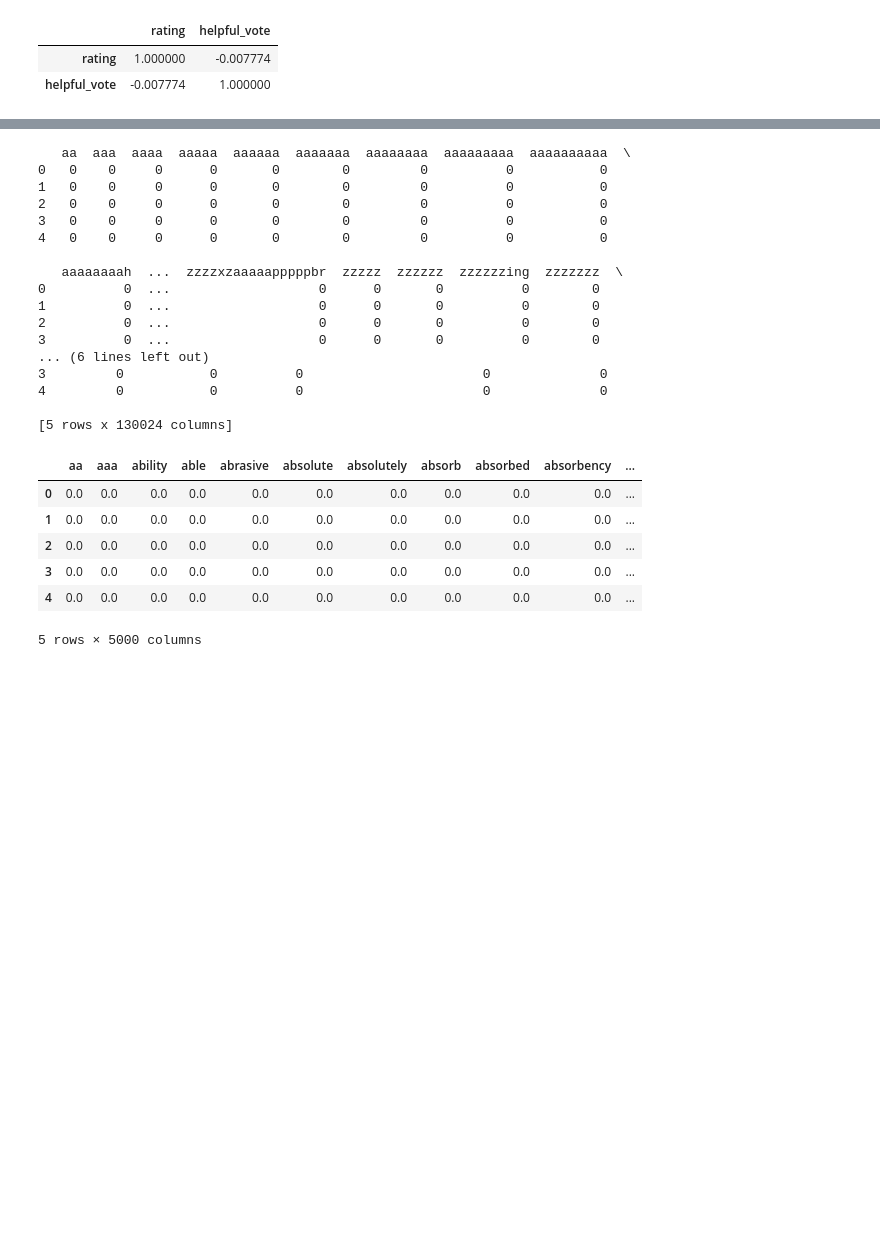
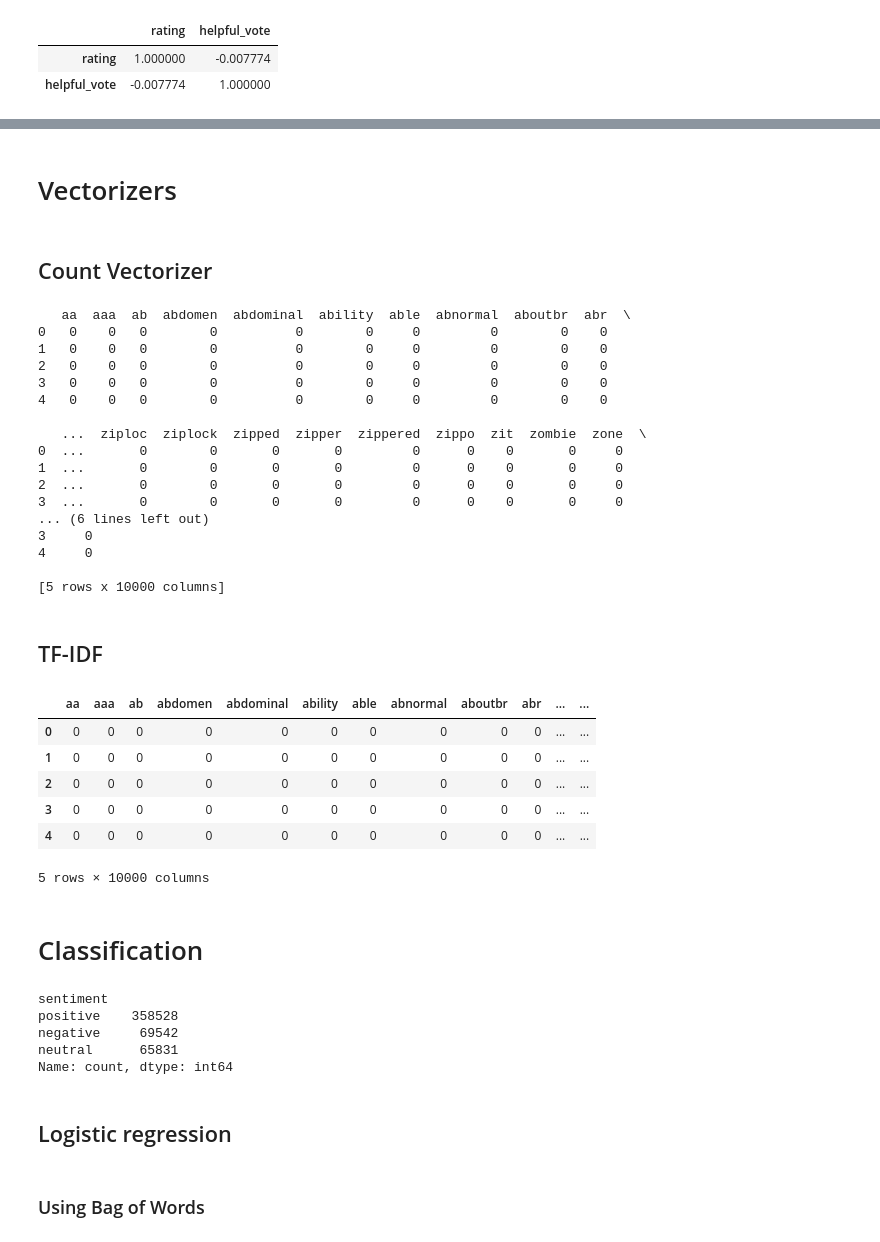
Before and after one commit to afscomercial/nlp, a Jupyter notebook: assigment1.ipynb, the cells around one changed output, grey strips where cells are left out. Cells and saved outputs as stored; diff of their text form; code cells hidden in the pictures; blank space fills up the shorter version.

```diff
--- a/assigment1.ipynb
+++ b/assigment1.ipynb
@@ -300,8 +300,13 @@ plt.show()
+# %% [markdown]
+# Vectorizers
+# %% [markdown]
+## Count Vectorizer
 # %%
 from sklearn.feature_extraction.text import CountVectorizer
 
 # Applying CountVectorizer method
-vectorizer = CountVectorizer()
+vectorizer = CountVectorizer(max_features=10000, max_df=0.95, min_df=2, stop_words='english')  # Limit to 10,000 most frequent words
+
 
 # Fit and transform the clean_text column to create the Bag of words model
 bag_of_words = vectorizer.fit_transform(df['clean_text'])
@@ -310,54 +315,70 @@ bag_of_words = vectorizer.fit_transform(df['clean_text'])
 words = vectorizer.get_feature_names_out()
 
 # Convert the sparse matrix to a dense array
-dense_matrix = bag_of_words.toarray()
+#dense_matrix = bag_of_words.toarray()
 
 # Create a DataFrame with words as columns and documents as rows
-bow_df = pd.DataFrame(dense_matrix, columns=words)
+bow_df = pd.DataFrame.sparse.from_spmatrix(bag_of_words, columns=words)
 
 # Display the Bag of Words DataFrame
 print(bow_df.head())
 # %% [output]
-   aa  aaa  aaaa  aaaaa  aaaaaa  aaaaaaa  aaaaaaaa  aaaaaaaaa  aaaaaaaaaa  \
-0   0    0     0      0       0        0         0          0           0
-1   0    0     0      0       0        0         0          0           0
-2   0    0     0      0       0        0         0          0           0
-3   0    0     0      0       0        0         0          0           0
-4   0    0     0      0       0        0         0          0           0
+   aa  aaa  ab  abdomen  abdominal  ability  able  abnormal  aboutbr  abr  \
+0   0    0   0        0          0        0     0         0        0    0
+1   0    0   0        0          0        0     0         0        0    0
+2   0    0   0        0          0        0     0         0        0    0
+3   0    0   0        0          0        0     0         0        0    0
+4   0    0   0        0          0        0     0         0        0    0
 
-   aaaaaaaah  ...  zzzzxzaaaaapppppbr  zzzzz  zzzzzz  zzzzzzing  zzzzzzz  \
-0          0  ...                   0      0       0          0        0
-1          0  ...                   0      0       0          0        0
-2          0  ...                   0      0       0          0        0
-3          0  ...                   0      0       0          0        0
+   ...  ziploc  ziplock  zipped  zipper  zippered  zippo  zit  zombie  zone  \
+0  ...       0        0       0       0         0      0    0       0     0
+1  ...       0        0       0       0         0      0    0       0     0
+2  ...       0        0       0       0         0      0    0       0     0
+3  ...       0        0       0       0         0      0    0       0     0
 ... (6 lines left out)
-3         0           0          0                       0              0
-4         0           0          0                       0              0
+3     0
+4     0
 
-[5 rows x 130024 columns]
+[5 rows x 10000 columns]
+# %% [markdown]
+## TF-IDF
 # %%
 from sklearn.feature_extraction.text import TfidfVectorizer
 
 # Vectorize the 'clean_text' column
-vectorizer = TfidfVectorizer(max_features=5000)
-tfidf = vectorizer.fit_transform(df['clean_text'].fillna(''))  # Fill NaN with empty strings to avoid errors
+bow_vectorizer = TfidfVectorizer(max_features=10000)
+tfidf = bow_vectorizer.fit_transform(df['clean_text'].fillna(''))  # Fill NaN with empty strings to avoid errors
 
 # Get the words (features) from the vectorizer
-words_tfidf = vectorizer.get_feature_names_out()
+words_tfidf = bow_vectorizer.get_feature_names_out()
 
 # Convert the TF-IDF matrix to an array
-tfidf_array = tfidf.toarray()
+#tfidf_array = tfidf.toarray()
 
 # Create a DataFrame to visualize the TF-IDF scores for each document
-tfidf_df = pd.DataFrame(tfidf_array, columns=words_tfidf)
+tfidf_df = pd.DataFrame.sparse.from_spmatrix(tfidf, columns=words_tfidf)
 
 # Display the first few rows of the TF-IDF matrix
 tfidf_df.head()
 # %% [output]
-|  | aa | aaa | ability | able | abrasive | absolute | absolutely | absorb | absorbed | absorbency | ... |
-| 0 | 0.0 | 0.0 | 0.0 | 0.0 | 0.0 | 0.0 | 0.0 | 0.0 | 0.0 | 0.0 | ... |
-| 1 | 0.0 | 0.0 | 0.0 | 0.0 | 0.0 | 0.0 | 0.0 | 0.0 | 0.0 | 0.0 | ... |
-| 2 | 0.0 | 0.0 | 0.0 | 0.0 | 0.0 | 0.0 | 0.0 | 0.0 | 0.0 | 0.0 | ... |
-| 3 | 0.0 | 0.0 | 0.0 | 0.0 | 0.0 | 0.0 | 0.0 | 0.0 | 0.0 | 0.0 | ... |
-| 4 | 0.0 | 0.0 | 0.0 | 0.0 | 0.0 | 0.0 | 0.0 | 0.0 | 0.0 | 0.0 | ... |
+|  | aa | aaa | ab | abdomen | abdominal | ability | able | abnormal | aboutbr | abr | ... | ... |
+| 0 | 0 | 0 | 0 | 0 | 0 | 0 | 0 | 0 | 0 | 0 | ... | ... |
+| 1 | 0 | 0 | 0 | 0 | 0 | 0 | 0 | 0 | 0 | 0 | ... | ... |
+| 2 | 0 | 0 | 0 | 0 | 0 | 0 | 0 | 0 | 0 | 0 | ... | ... |
+| 3 | 0 | 0 | 0 | 0 | 0 | 0 | 0 | 0 | 0 | 0 | ... | ... |
+| 4 | 0 | 0 | 0 | 0 | 0 | 0 | 0 | 0 | 0 | 0 | ... | ... |
-5 rows × 5000 columns
+5 rows × 10000 columns
+# %% [markdown]
+# Classification
+# %%
+df['sentiment'].value_counts()
+# %% [output]
+sentiment
+positive    358528
+negative     69542
+neutral      65831
+Name: count, dtype: int64
+# %% [markdown]
+## Logistic regression
+# %% [markdown]
+### Using Bag of Words
```
Also changed, not shown: parts of 25 cells of this notebook.
